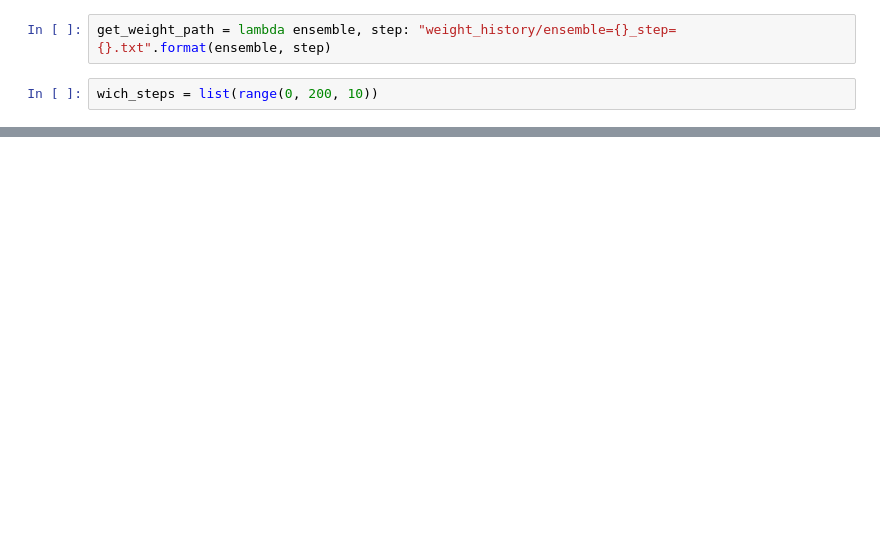
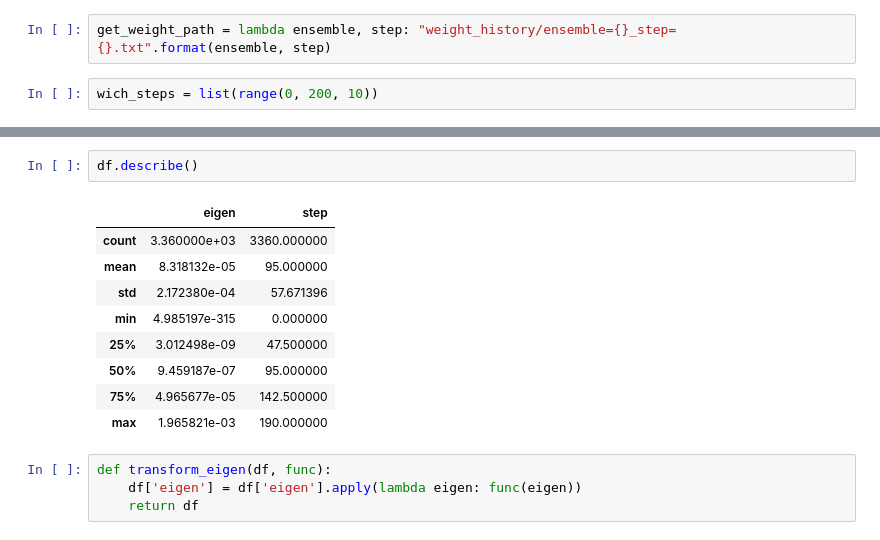
Before and after one commit to devmessias/randomm, a Jupyter notebook: autoencoder_analysis.ipynb, the cells around one changed output, grey strips where cells are left out. Cells and saved outputs as stored; diff of their text form; blank space fills up the shorter version.

```diff
--- a/autoencoder_analysis.ipynb
+++ b/autoencoder_analysis.ipynb
@@ -43,0 +67,16 @@ weights_by_step
+# %%
+df.describe()
+# %% [output]
+|  | eigen | step |
+| count | 3.360000e+03 | 3360.000000 |
+| mean | 8.318132e-05 | 95.000000 |
+| std | 2.172380e-04 | 57.671396 |
+| min | 4.985197e-315 | 0.000000 |
+| 25% | 3.012498e-09 | 47.500000 |
+| 50% | 9.459187e-07 | 95.000000 |
+| 75% | 4.965677e-05 | 142.500000 |
+| max | 1.965821e-03 | 190.000000 |
+# %%
+def transform_eigen(df, func):
+    df['eigen'] = df['eigen'].apply(lambda eigen: func(eigen))
+    return df
```
Also changed, not shown: parts of 13 cells of this notebook, 1 other file.
